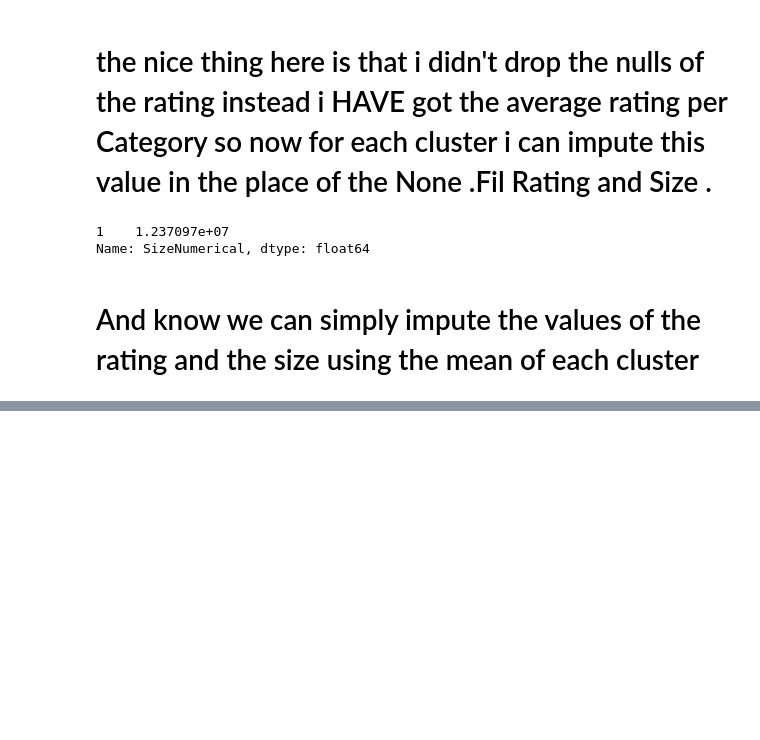
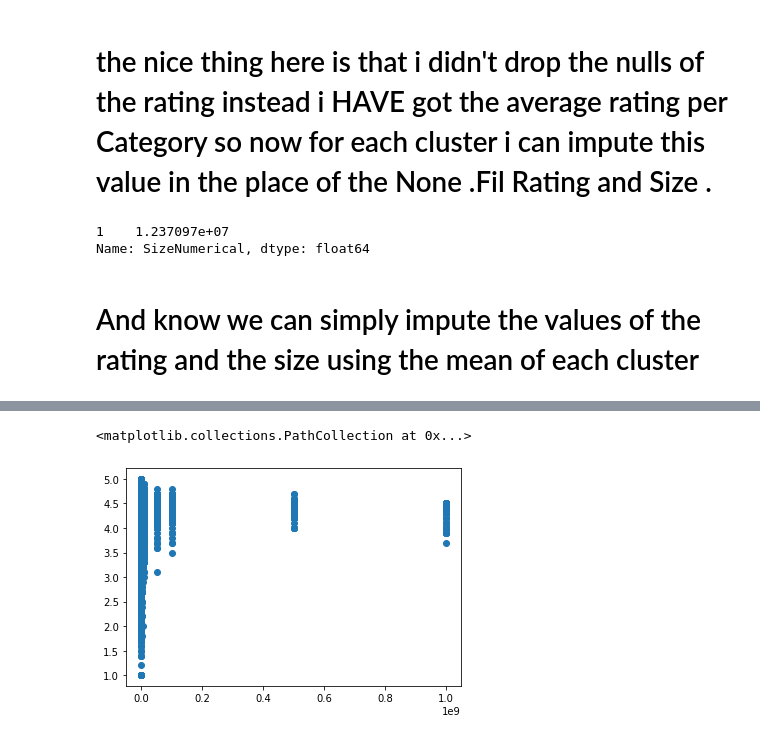
Before and after one commit to yasmeenel3sh/DataEngineeringCourseProject, a Jupyter notebook: google-play-store-apps/nourhan.ipynb, the cells around one changed output, grey strips where cells are left out. Drawn from its saved outputs; the diff is of its cells as text; code cells hidden in the pictures; blank space fills up the shorter version.

```diff
--- a/google-play-store-apps/nourhan.ipynb
+++ b/google-play-store-apps/nourhan.ipynb
@@ -465,0 +562,5 @@ Name: SizeNumerical, dtype: float64
+# %%
+plt.scatter(app_data3.InstallsNew,app_data3.Rating)
+# %% [output]
+<matplotlib.collections.PathCollection at 0x...>
+[figure, added]
```
Also changed, not shown: parts of 19 cells of this notebook.
